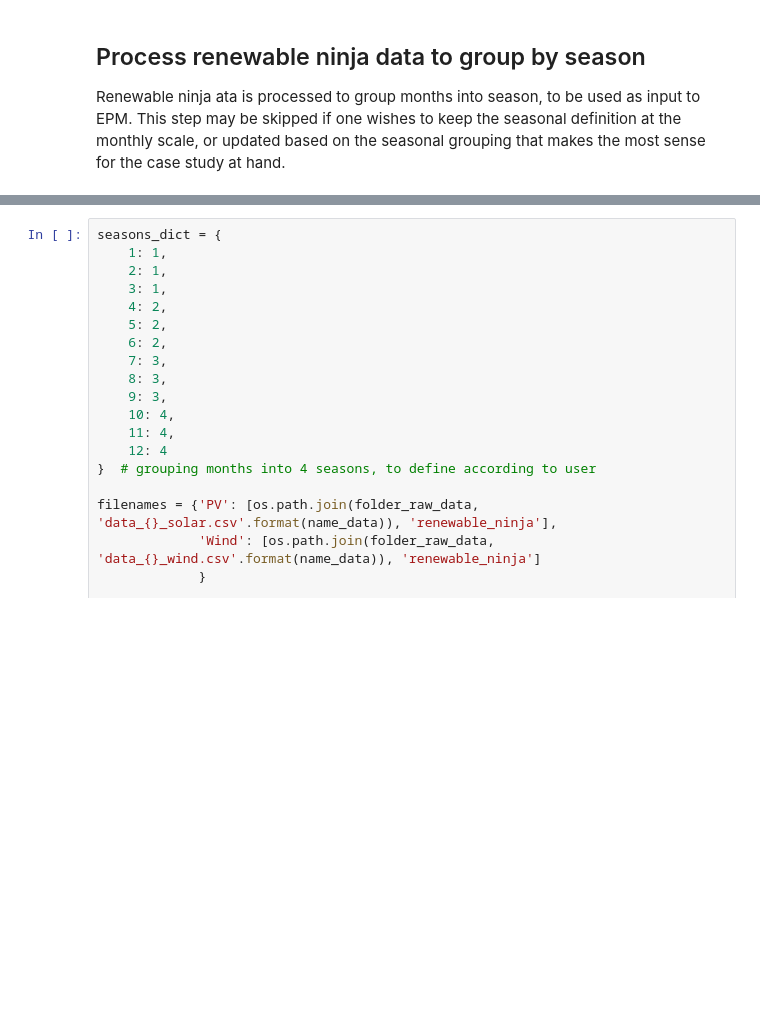
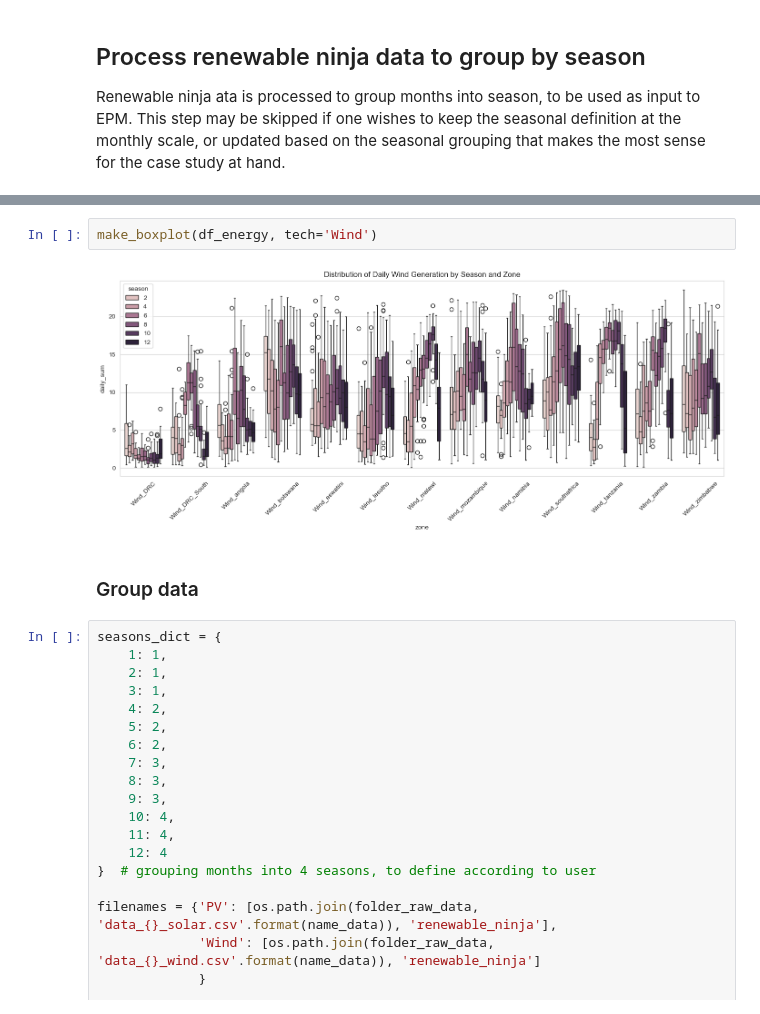
Before and after one commit to ESMAP-World-Bank-Group/Planning-tools, a Jupyter notebook: representative_days.ipynb, the cells around one changed output, grey strips where cells are left out. Cells and saved outputs as stored; diff of their text form; blank space fills up the shorter version.

```diff
--- a/representative_days.ipynb
+++ b/representative_days.ipynb
@@ -136,3 +202,9 @@ Renewable ninja ata is processed to group months into season, to be used as inpu
+# %%
+make_boxplot(df_energy, tech='Wind')
+# %% [output]
+[figure, added]
+# %% [markdown]
+### Group data
 # %%
 seasons_dict = {
     1: 1,
```
Also changed, not shown: parts of 13 cells of this notebook, 1 other file.
